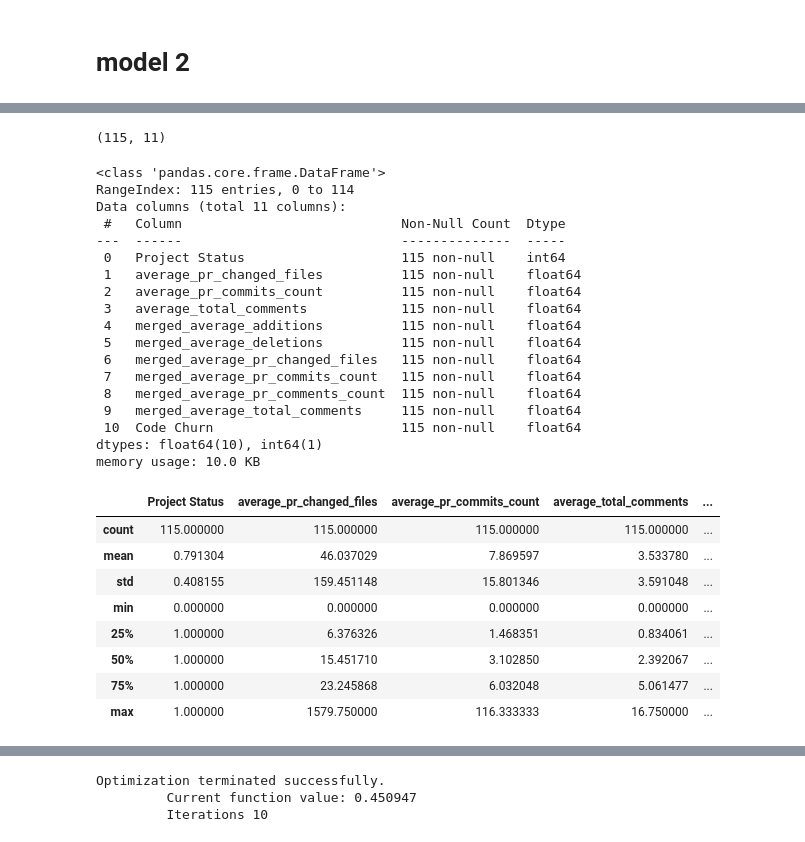
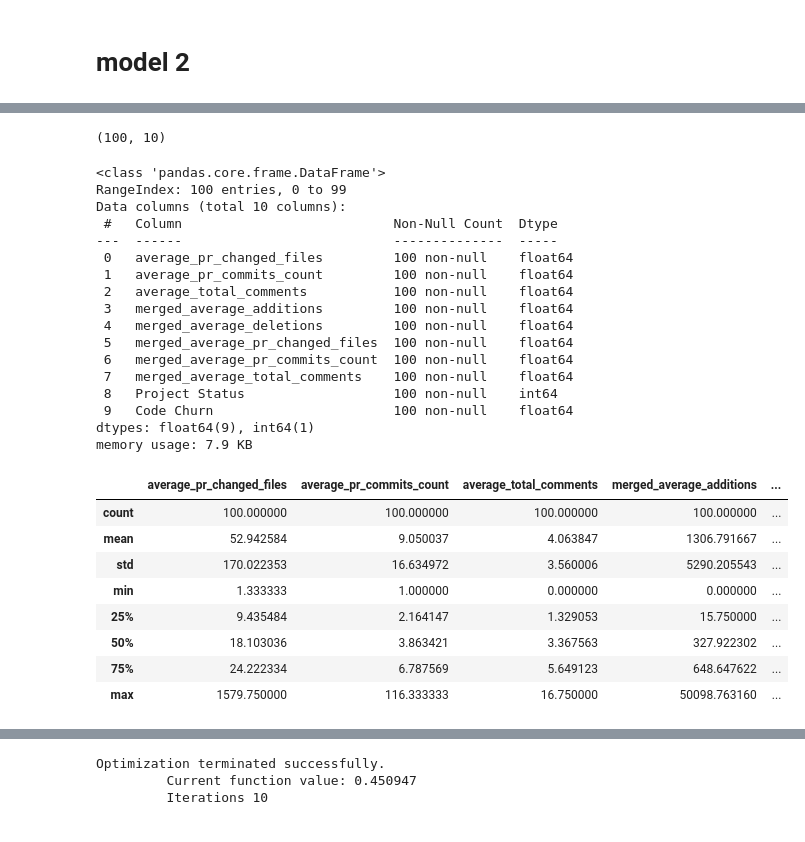
Before and after one commit to njswdwy/ECS260-Project, a Jupyter notebook: exploratory data analysis.ipynb, the cells around one changed output, grey strips where cells are left out. Cells and saved outputs as stored; diff of their text form; code cells hidden in the pictures.

```diff
--- a/exploratory data analysis.ipynb
+++ b/exploratory data analysis.ipynb
@@ -44,0 +62,2 @@ Name: Project Status, dtype: int64
+# %%
+data_model2['Project Status'] = data['Project Status']
@@ -244,2 +270,2 @@ data2 = data2.drop(columns='merged_average_pr_review_coments_count')
 # %%
-data2['Project Status'].replace(2,0,inplace=True)
+data_model2['Project Status'].replace(2,0,inplace=True)
@@ -248,43 +272,42 @@ data2 = data2.drop(columns='Project Full Name')
 # %%
-data2['Code Churn'] = data2['average_additions'] + data2['average_deletions']
+data_model2['Code Churn'] = data_model2['average_additions'] + data_model2['average_deletions']
 # %%
-data2 = data2.drop(columns='average_additions')
-data2 = data2.drop(columns='average_deletions')
+data_model2 = data_model2.drop(columns='average_additions')
+data_model2 = data_model2.drop(columns='average_deletions')
 # %%
-data2.shape
+data_model2.shape
 # %% [output]
-(115, 11)
+(100, 10)
 # %%
-data2.info()
+data_model2.info()
 # %% [output]
 <class 'pandas.core.frame.DataFrame'>
-RangeIndex: 115 entries, 0 to 114
-Data columns (total 11 columns):
- #   Column                            Non-Null Count  Dtype
----  ------                            --------------  -----
- 0   Project Status                    115 non-null    int64
- 1   average_pr_changed_files          115 non-null    float64
- 2   average_pr_commits_count          115 non-null    float64
- 3   average_total_comments            115 non-null    float64
- 4   merged_average_additions          115 non-null    float64
- 5   merged_average_deletions          115 non-null    float64
- 6   merged_average_pr_changed_files   115 non-null    float64
- 7   merged_average_pr_commits_count   115 non-null    float64
- 8   merged_average_pr_comments_count  115 non-null    float64
- 9   merged_average_total_comments     115 non-null    float64
- 10  Code Churn                        115 non-null    float64
-dtypes: float64(10), int64(1)
-memory usage: 10.0 KB
+RangeIndex: 100 entries, 0 to 99
+Data columns (total 10 columns):
+ #   Column                           Non-Null Count  Dtype
+---  ------                           --------------  -----
+ 0   average_pr_changed_files         100 non-null    float64
+ 1   average_pr_commits_count         100 non-null    float64
+ 2   average_total_comments           100 non-null    float64
+ 3   merged_average_additions         100 non-null    float64
+ 4   merged_average_deletions         100 non-null    float64
+ 5   merged_average_pr_changed_files  100 non-null    float64
+ 6   merged_average_pr_commits_count  100 non-null    float64
+ 7   merged_average_total_comments    100 non-null    float64
+ 8   Project Status                   100 non-null    int64
+ 9   Code Churn                       100 non-null    float64
+dtypes: float64(9), int64(1)
+memory usage: 7.9 KB
 # %%
-data2.describe()
+data_model2.describe()
 # %% [output]
-|  | Project Status | average_pr_changed_files | average_pr_commits_count | average_total_comments | ... |
-| count | 115.000000 | 115.000000 | 115.000000 | 115.000000 | ... |
-| mean | 0.791304 | 46.037029 | 7.869597 | 3.533780 | ... |
-| std | 0.408155 | 159.451148 | 15.801346 | 3.591048 | ... |
-| min | 0.000000 | 0.000000 | 0.000000 | 0.000000 | ... |
-| 25% | 1.000000 | 6.376326 | 1.468351 | 0.834061 | ... |
-| 50% | 1.000000 | 15.451710 | 3.102850 | 2.392067 | ... |
-| 75% | 1.000000 | 23.245868 | 6.032048 | 5.061477 | ... |
-| max | 1.000000 | 1579.750000 | 116.333333 | 16.750000 | ... |
+|  | average_pr_changed_files | average_pr_commits_count | average_total_comments | merged_average_additions | ... |
+| count | 100.000000 | 100.000000 | 100.000000 | 100.000000 | ... |
+| mean | 52.942584 | 9.050037 | 4.063847 | 1306.791667 | ... |
+| std | 170.022353 | 16.634972 | 3.560006 | 5290.205543 | ... |
+| min | 1.333333 | 1.000000 | 0.000000 | 0.000000 | ... |
+| 25% | 9.435484 | 2.164147 | 1.329053 | 15.750000 | ... |
+| 50% | 18.103036 | 3.863421 | 3.367563 | 327.922302 | ... |
+| 75% | 24.222334 | 6.787569 | 5.649123 | 648.647622 | ... |
+| max | 1579.750000 | 116.333333 | 16.750000 | 50098.763160 | ... |
 # %%
```
Also changed, not shown: parts of 37 cells of this notebook.
